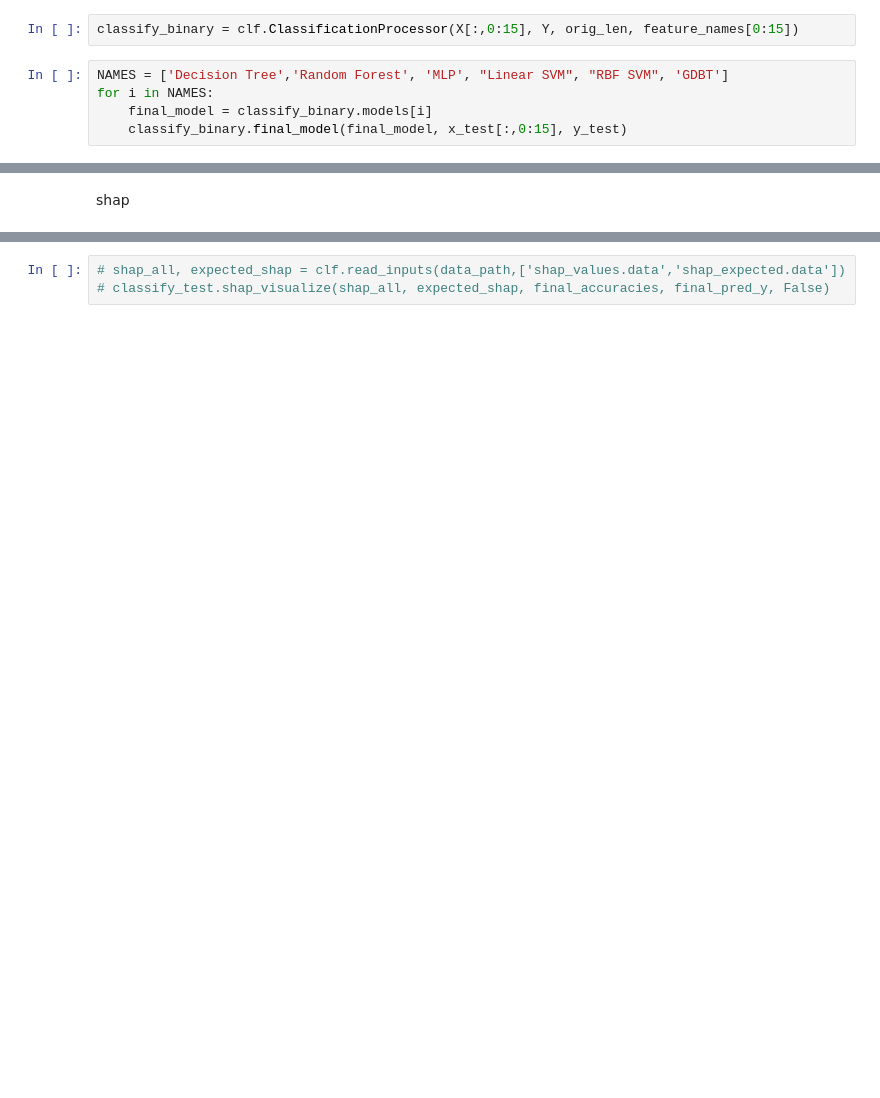
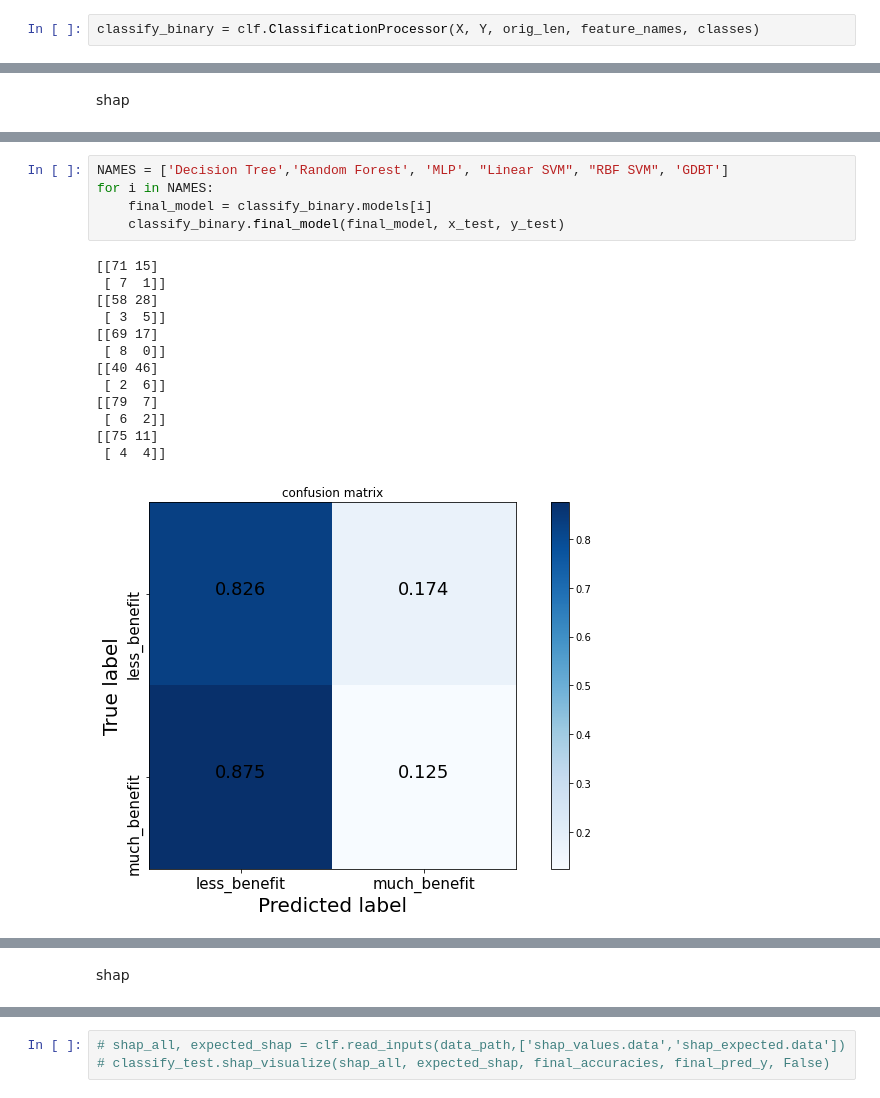
Before and after one commit to YiFeng/IndividualDifference, a Jupyter notebook: indivdiff_ml_classify.ipynb, the cells around one changed output, grey strips where cells are left out. Drawn from its saved outputs; the diff is of its cells as text; blank space fills up the shorter version.

```diff
--- a/indivdiff_ml_classify.ipynb
+++ b/indivdiff_ml_classify.ipynb
@@ -62,9 +46,4 @@ Linear SVM Accuracy: 0.654 (0.027)
 # %% [markdown]
 ## Final model
 # %%
-classify_binary = clf.ClassificationProcessor(X[:,0:15], Y, orig_len, feature_names[0:15])
+classify_binary = clf.ClassificationProcessor(X, Y, orig_len, feature_names, classes)
-# %%
-NAMES = ['Decision Tree','Random Forest', 'MLP', "Linear SVM", "RBF SVM", 'GDBT']
-for i in NAMES:
-    final_model = classify_binary.models[i]
-    classify_binary.final_model(final_model, x_test[:,0:15], y_test)
@@ -99,0 +52,19 @@ classify_test.shap_tree('Random Forest',data_path)
+# %%
+NAMES = ['Decision Tree','Random Forest', 'MLP', "Linear SVM", "RBF SVM", 'GDBT']
+for i in NAMES:
+    final_model = classify_binary.models[i]
+    classify_binary.final_model(final_model, x_test, y_test)
+# %% [output]
+[[71 15]
+ [ 7  1]]
+[[58 28]
+ [ 3  5]]
+[[69 17]
+ [ 8  0]]
+[[40 46]
+ [ 2  6]]
+[[79  7]
+ [ 6  2]]
+[[75 11]
+ [ 4  4]]
+[figure, added]
@@ -99,0 +76,2 @@ classify_test.shap_tree('Random Forest',data_path)
+# %% [markdown]
+shap
```
Also changed, not shown: parts of 12 cells of this notebook, 4 other files.
